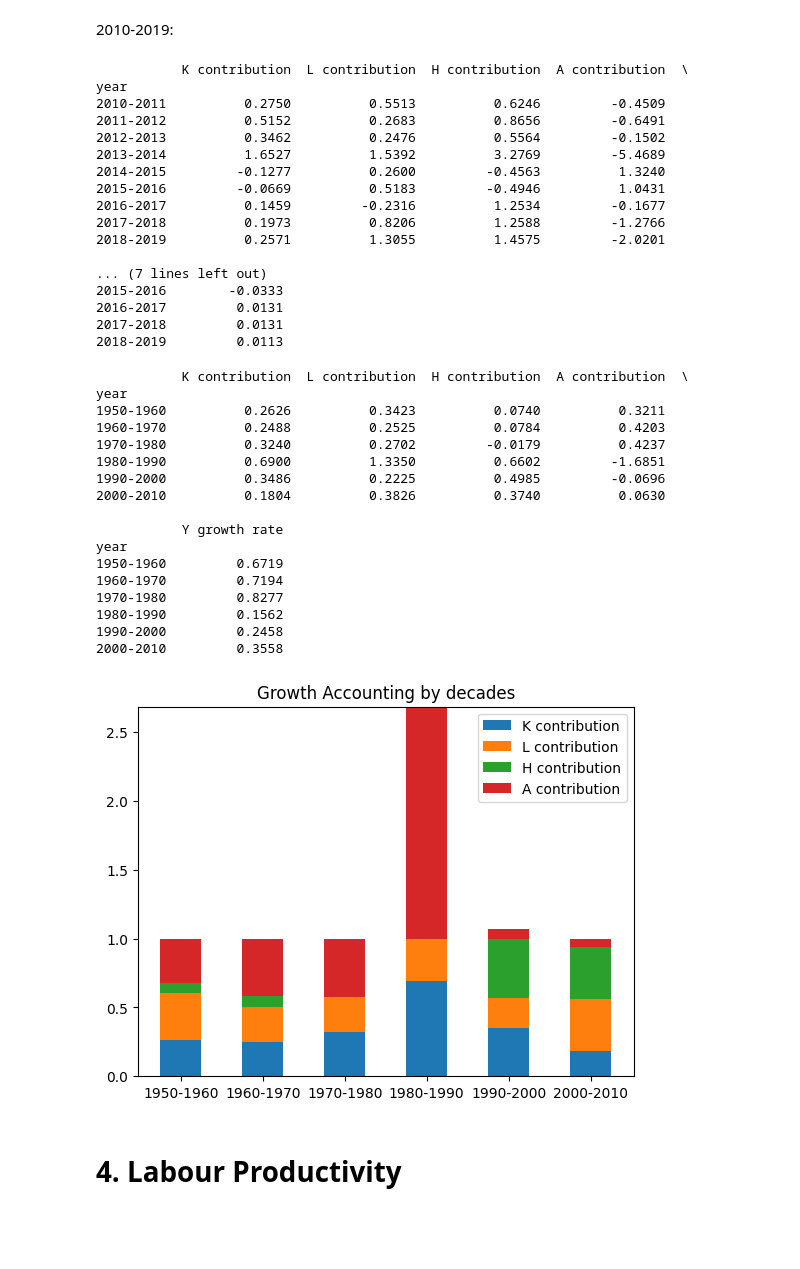
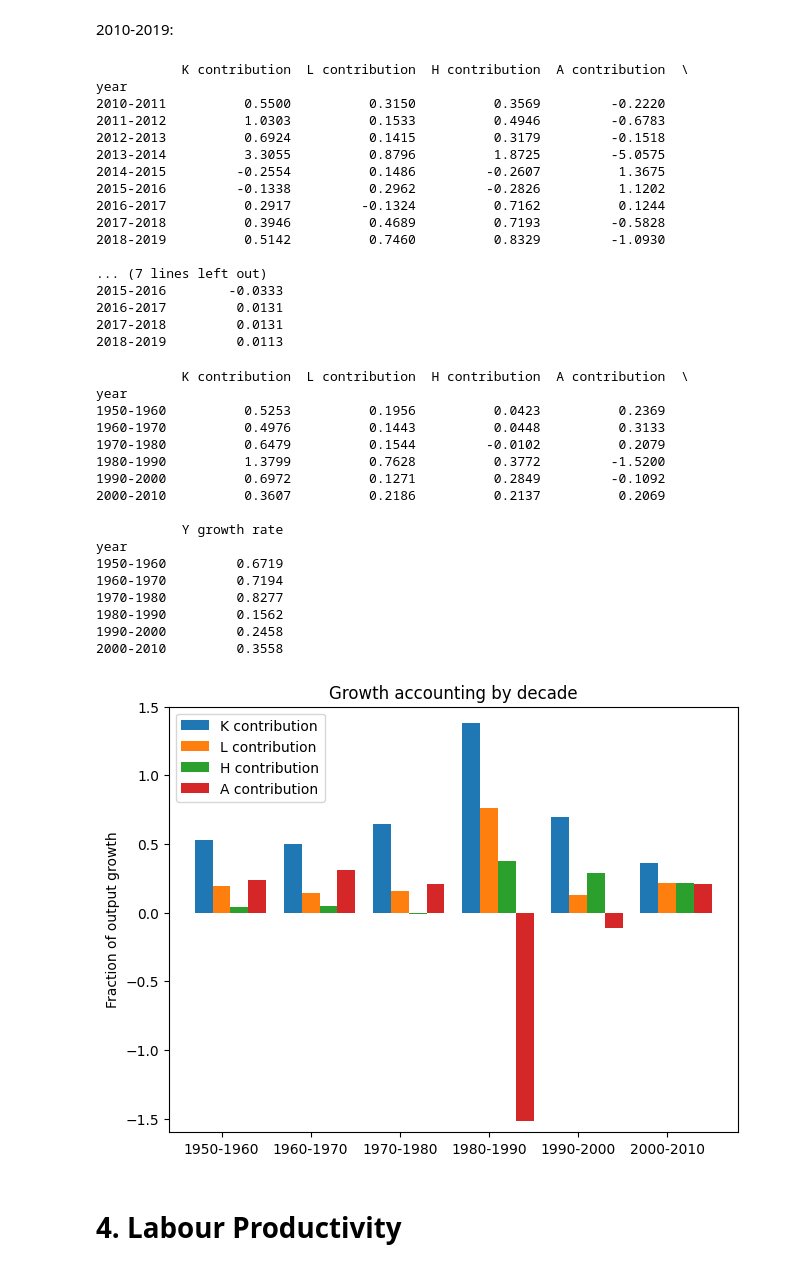
Before and after one commit to Jessie-Fung/ec2b1-brazil, a Jupyter notebook: code/code.ipynb, the cells around one changed output. Saved outputs shown, nothing was run; the diff lists cells and outputs as text; code cells hidden in the pictures; blank space fills up the shorter version.

Commit message:
better bar plot

```diff
--- a/code/code.ipynb
+++ b/code/code.ipynb
@@ -333,7 +333,7 @@ We use the production function $Y = AK^\alpha(HL)^{1-\alpha}$
 Therefore,
  $$TFP = A=Y/{K^{\alpha}(HL)^{1-\alpha}}$$
 # %%
-alpha = 0.3
+alpha = 0.5
 
 #Get relevant variables for Brazil
 data_tfp = all_df.loc[all_df["country"] == "Brazil", ("year", "rgdpna", "rnna", "hc", "emp", "avh", "rtfpna")]
@@ -569,15 +569,15 @@ print(df_contr.iloc[60:69,:])
 # %% [output]
            K contribution  L contribution  H contribution  A contribution  \
 year
-2010-2011          0.2750          0.5513          0.6246         -0.4509
-2011-2012          0.5152          0.2683          0.8656         -0.6491
-2012-2013          0.3462          0.2476          0.5564         -0.1502
-2013-2014          1.6527          1.5392          3.2769         -5.4689
-2014-2015         -0.1277          0.2600         -0.4563          1.3240
-2015-2016         -0.0669          0.5183         -0.4946          1.0431
-2016-2017          0.1459         -0.2316          1.2534         -0.1677
-2017-2018          0.1973          0.8206          1.2588         -1.2766
-2018-2019          0.2571          1.3055          1.4575         -2.0201
+2010-2011          0.5500          0.3150          0.3569         -0.2220
+2011-2012          1.0303          0.1533          0.4946         -0.6783
+2012-2013          0.6924          0.1415          0.3179         -0.1518
+2013-2014          3.3055          0.8796          1.8725         -5.0575
+2014-2015         -0.2554          0.1486         -0.2607          1.3675
+2015-2016         -0.1338          0.2962         -0.2826          1.1202
+2016-2017          0.2917         -0.1324          0.7162          0.1244
+2017-2018          0.3946          0.4689          0.7193         -0.5828
+2018-2019          0.5142          0.7460          0.8329         -1.0930
 
 ... (7 lines left out)
 2015-2016        -0.0333
@@ -621,12 +621,12 @@ print(df_dec_contr)
 # %% [output]
            K contribution  L contribution  H contribution  A contribution  \
 year
-1950-1960          0.2626          0.3423          0.0740          0.3211
-1960-1970          0.2488          0.2525          0.0784          0.4203
-1970-1980          0.3240          0.2702         -0.0179          0.4237
-1980-1990          0.6900          1.3350          0.6602         -1.6851
-1990-2000          0.3486          0.2225          0.4985         -0.0696
-2000-2010          0.1804          0.3826          0.3740          0.0630
+1950-1960          0.5253          0.1956          0.0423          0.2369
+1960-1970          0.4976          0.1443          0.0448          0.3133
+1970-1980          0.6479          0.1544         -0.0102          0.2079
+1980-1990          1.3799          0.7628          0.3772         -1.5200
+1990-2000          0.6972          0.1271          0.2849         -0.1092
+2000-2010          0.3607          0.2186          0.2137          0.2069
 
            Y growth rate
 year
@@ -637,21 +637,27 @@ year
 1990-2000         0.2458
 2000-2010         0.3558
 # %%
-width = 0.5
+x = np.arange(len(dec_intvls))  # the label locations
+width = 0.2  # the width of the bars
+multiplier = 0
 
-fig, ax = plt.subplots()
-bottom = np.zeros(6)
+fig, ax = plt.subplots(layout='constrained')
 
 for factor, contr in df_dec_contr.drop(columns = "Y growth rate").to_dict("list").items():
-    p = ax.bar(df_dec_contr.index, contr, width, label=factor, bottom=bottom)
-    bottom += np.array(contr)
+    offset = width * multiplier
+    rects = ax.bar(x + offset, contr, width, label=factor)
+    multiplier += 1
 
-ax.set_title("Growth Accounting by decades")
-ax.legend(loc="upper right")
+# Add some text for labels, title and custom x-axis tick labels, etc.
+ax.set_ylabel('Fraction of output growth')
+ax.set_title('Growth accounting by decade')
+ax.set_xticks(x + width, dec_intvls)
+ax.legend(loc='upper left', ncols=1)
+ax.set_ylim(-1.6, 1.5)
 
 plt.show()
 # %% [output]
-[figure, old version]
+[figure, new version]
 # %% [markdown]
 # 4. Labour Productivity
 # %%
```
Also changed, not shown: parts of 8 cells of this notebook.
